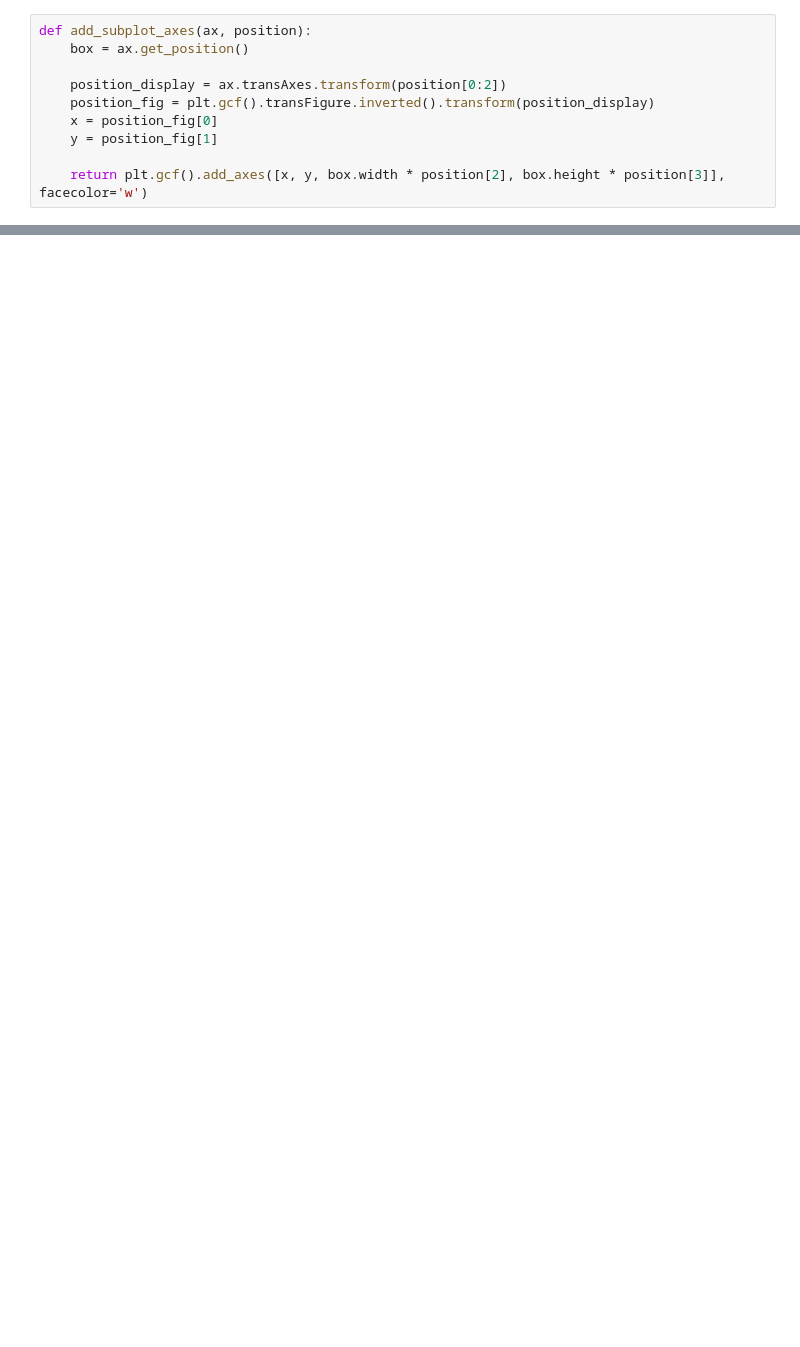
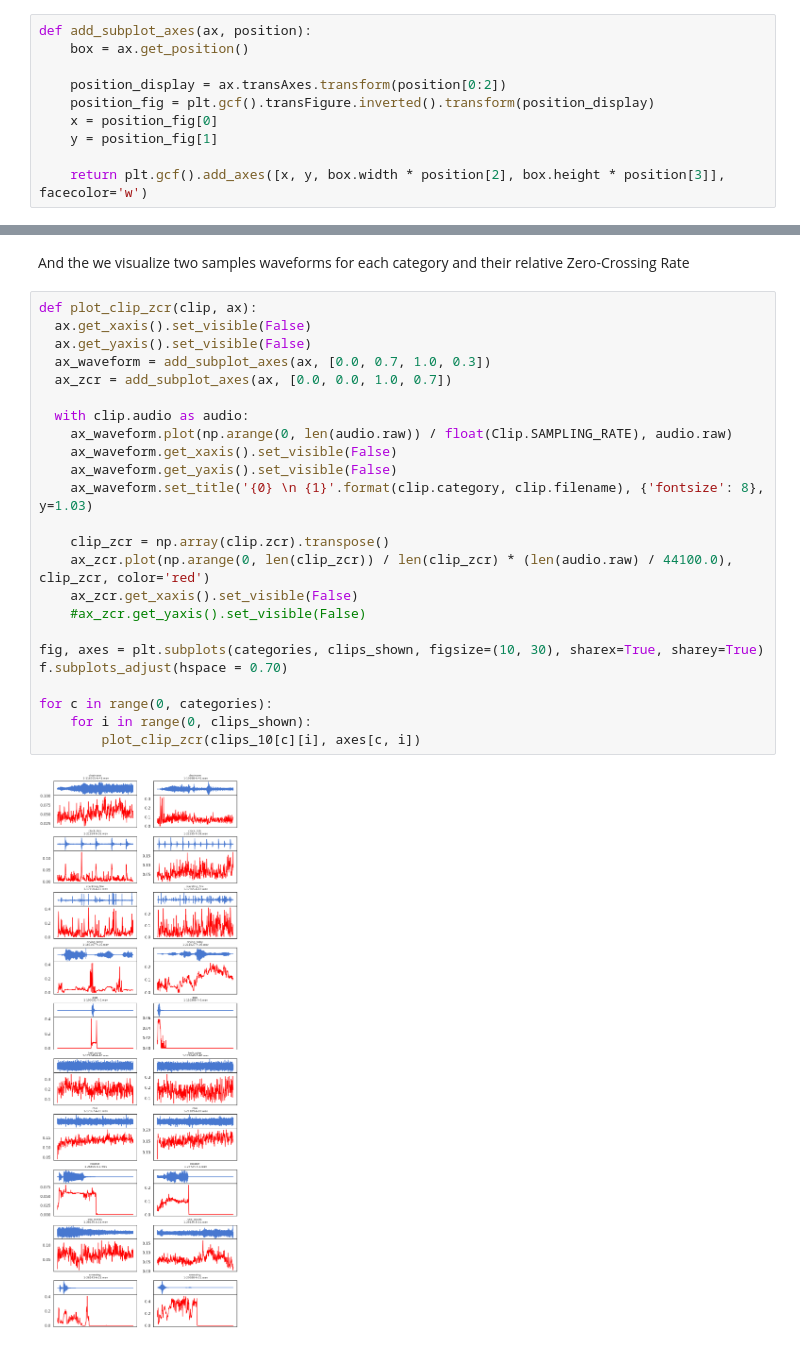
Before and after one commit to unipd-human-data/env-soundnet, a Jupyter notebook: env-soundnet.ipynb, the cells around one changed output, grey strips where cells are left out. Drawn from its saved outputs; the diff is of its cells as text; blank space fills up the shorter version.

```diff
--- a/env-soundnet.ipynb
+++ b/env-soundnet.ipynb
@@ -280,0 +287,28 @@ for c in range(0, categories):
+# %% [markdown]
+And the we visualize two samples waveforms for each category and their relative Zero-Crossing Rate
+# %%
+def plot_clip_zcr(clip, ax):
+  ax.get_xaxis().set_visible(False)
+  ax.get_yaxis().set_visible(False)
+  ax_waveform = add_subplot_axes(ax, [0.0, 0.7, 1.0, 0.3])
+  ax_zcr = add_subplot_axes(ax, [0.0, 0.0, 1.0, 0.7])
+
+  with clip.audio as audio:
+    ax_waveform.plot(np.arange(0, len(audio.raw)) / float(Clip.SAMPLING_RATE), audio.raw)
+    ax_waveform.get_xaxis().set_visible(False)
+    ax_waveform.get_yaxis().set_visible(False)
+    ax_waveform.set_title('{0} \n {1}'.format(clip.category, clip.filename), {'fontsize': 8}, y=1.03)
+
+    clip_zcr = np.array(clip.zcr).transpose()
+    ax_zcr.plot(np.arange(0, len(clip_zcr)) / len(clip_zcr) * (len(audio.raw) / 44100.0), clip_zcr, color='red')
+    ax_zcr.get_xaxis().set_visible(False)
+    #ax_zcr.get_yaxis().set_visible(False)
+
+fig, axes = plt.subplots(categories, clips_shown, figsize=(10, 30), sharex=True, sharey=True)
+f.subplots_adjust(hspace = 0.70)
+
+for c in range(0, categories):
+    for i in range(0, clips_shown):
+        plot_clip_zcr(clips_10[c][i], axes[c, i])
+# %% [output]
+[figure, added]
```
Also changed, not shown: parts of 9 cells of this notebook.
